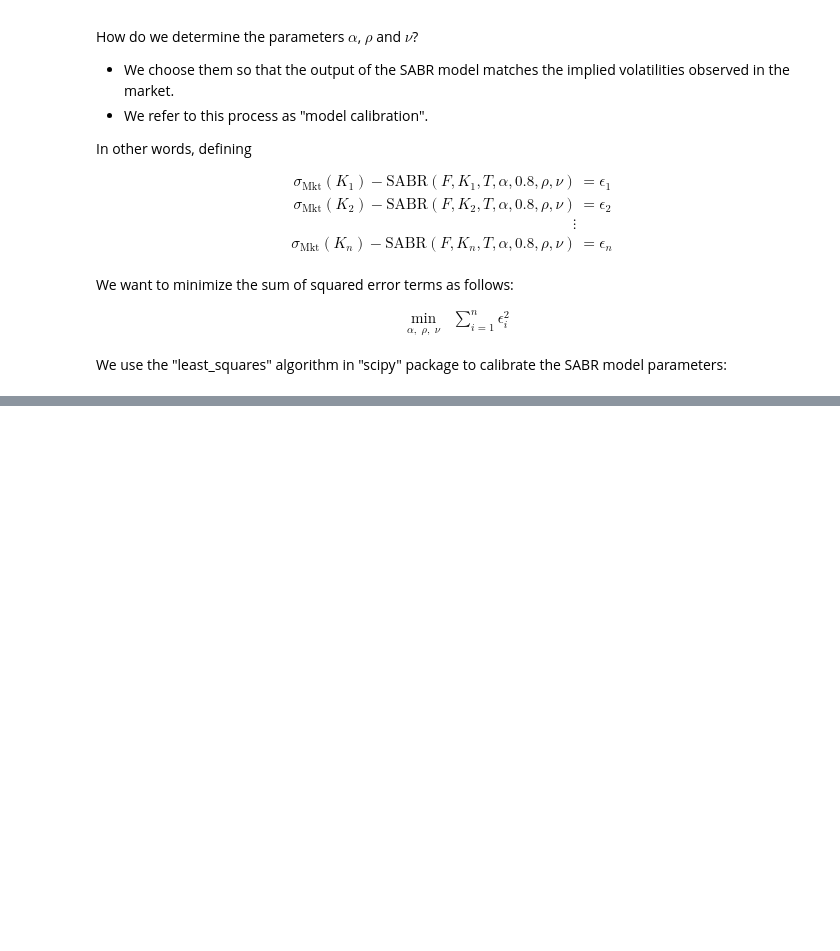
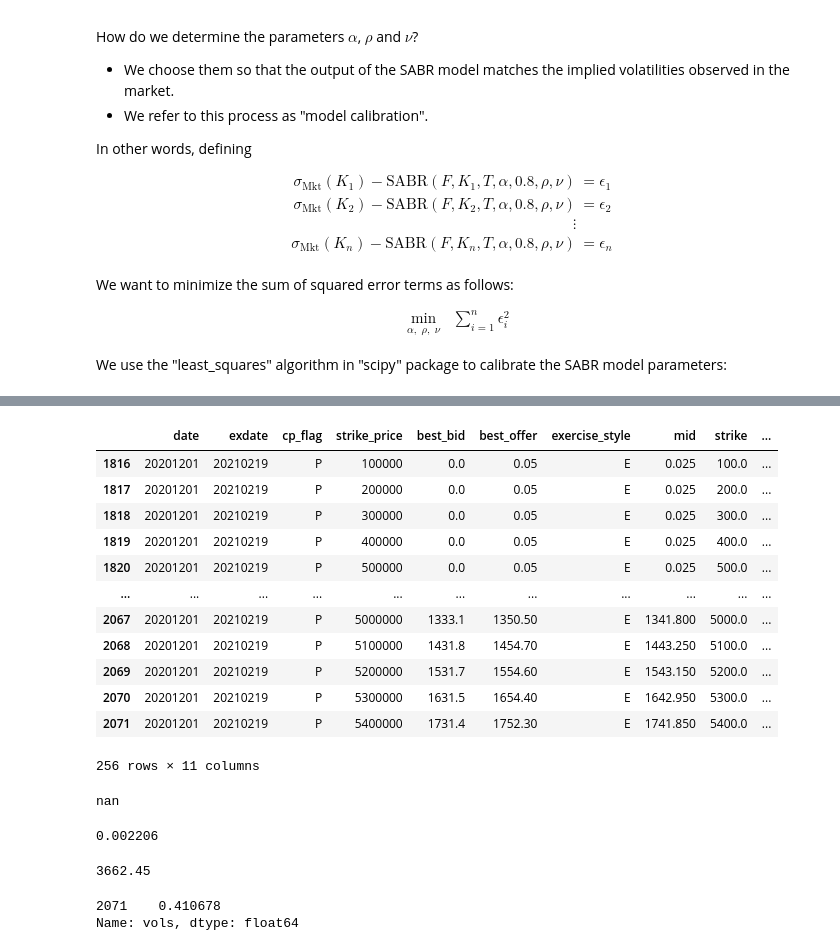
Before and after one commit to changjulian17/mqf_practice, a Jupyter notebook: QF620_Stochastic Modelling_in_Finance/Project/QF620-G2-Stochastic Modelling in Finance - 10252024 - 624 PM/calibration_edit.ipynb, the cells around one changed output, grey strips where cells are left out. Drawn from its saved outputs; the diff is of its cells as text; code cells hidden in the pictures; blank space fills up the shorter version.

```diff
--- a/QF620_Stochastic Modelling_in_Finance/Project/QF620-G2-Stochastic Modelling in Finance - 10252024 - 624 PM/calibration_edit.ipynb
+++ b/QF620_Stochastic Modelling_in_Finance/Project/QF620-G2-Stochastic Modelling in Finance - 10252024 - 624 PM/calibration_edit.ipynb
@@ -210,0 +221,33 @@ plt.show()
+# %%
+put_df
+# %% [output]
+|  | date | exdate | cp_flag | strike_price | best_bid | best_offer | exercise_style | mid | strike | ... |
+| 1816 | 20201201 | 20210219 | P | 100000 | 0.0 | 0.05 | E | 0.025 | 100.0 | ... |
+| 1817 | 20201201 | 20210219 | P | 200000 | 0.0 | 0.05 | E | 0.025 | 200.0 | ... |
+| 1818 | 20201201 | 20210219 | P | 300000 | 0.0 | 0.05 | E | 0.025 | 300.0 | ... |
+| 1819 | 20201201 | 20210219 | P | 400000 | 0.0 | 0.05 | E | 0.025 | 400.0 | ... |
+| 1820 | 20201201 | 20210219 | P | 500000 | 0.0 | 0.05 | E | 0.025 | 500.0 | ... |
+| ... | ... | ... | ... | ... | ... | ... | ... | ... | ... | ... |
+| 2067 | 20201201 | 20210219 | P | 5000000 | 1333.1 | 1350.50 | E | 1341.800 | 5000.0 | ... |
+| 2068 | 20201201 | 20210219 | P | 5100000 | 1431.8 | 1454.70 | E | 1443.250 | 5100.0 | ... |
+| 2069 | 20201201 | 20210219 | P | 5200000 | 1531.7 | 1554.60 | E | 1543.150 | 5200.0 | ... |
+| 2070 | 20201201 | 20210219 | P | 5300000 | 1631.5 | 1654.40 | E | 1642.950 | 5300.0 | ... |
+| 2071 | 20201201 | 20210219 | P | 5400000 | 1731.4 | 1752.30 | E | 1741.850 | 5400.0 | ... |
+256 rows × 11 columns
+# %%
+impliedVolatility(S, 5400, r, 17141.85,.219178219,'put')
+# %% [output]
+nan
+# %%
+r
+# %% [output]
+0.002206
+# %%
+S
+# %% [output]
+3662.45
+# %%
+put_df[put_df['strike'] == K]['vols']
+# %% [output]
+2071    0.410678
+Name: vols, dtype: float64
```
Also changed, not shown: parts of 6 cells of this notebook, 2 other files.
